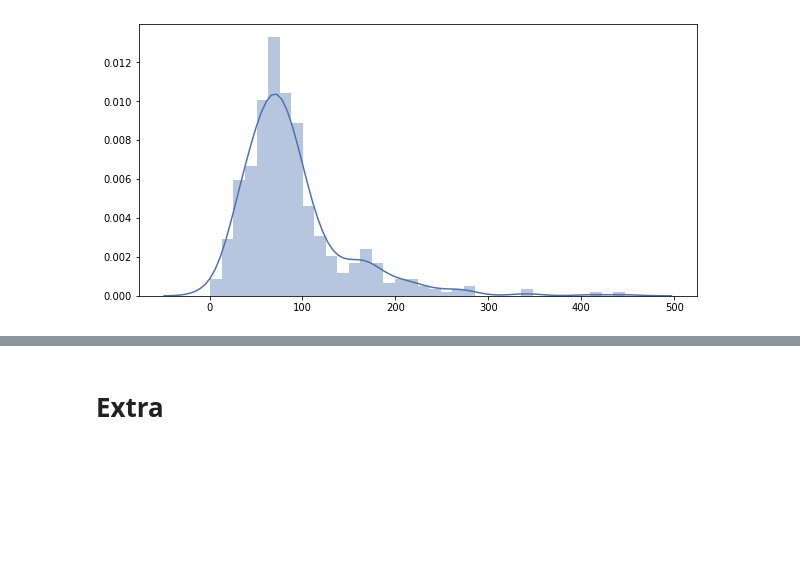
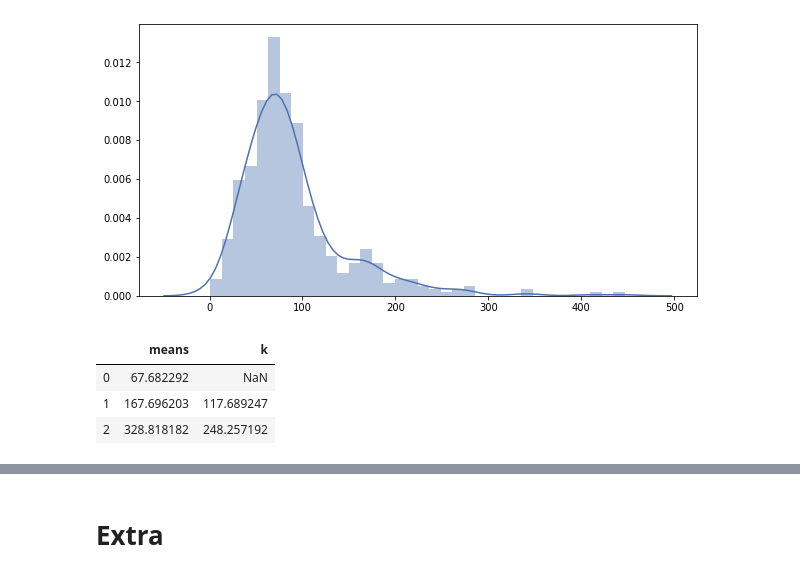
Before and after one commit to gmagannaDevelop/ImagenesTercerParcial, a Jupyter notebook: Pregunta 6.ipynb, the cells around one changed output, grey strips where cells are left out. Saved outputs shown, nothing was run; the diff lists cells and outputs as text; code cells hidden in the pictures; blank space fills up the shorter version.

```diff
--- a/Pregunta 6.ipynb
+++ b/Pregunta 6.ipynb
@@ -185,3 +186,15 @@ sns.distplot(areas2)
 # %% [output]
 <matplotlib.axes._subplots.AxesSubplot at 0x...>
 [figure]
+# %%
+kmeans2 = KMeans(n_clusters=3, random_state=0, verbose=False).fit(areas)
+centers = pd.core.frame.DataFrame({
+    "means": chain.from_iterable(kmeans2.cluster_centers_)
+})
+centers['k'] = centers.rolling(2).mean()
+centers
+# %% [output]
+|  | means | k |
+| 0 | 67.682292 | NaN |
+| 1 | 167.696203 | 117.689247 |
+| 2 | 328.818182 | 248.257192 |
```
Also changed, not shown: parts of 3 cells of this notebook, 2 other files.
